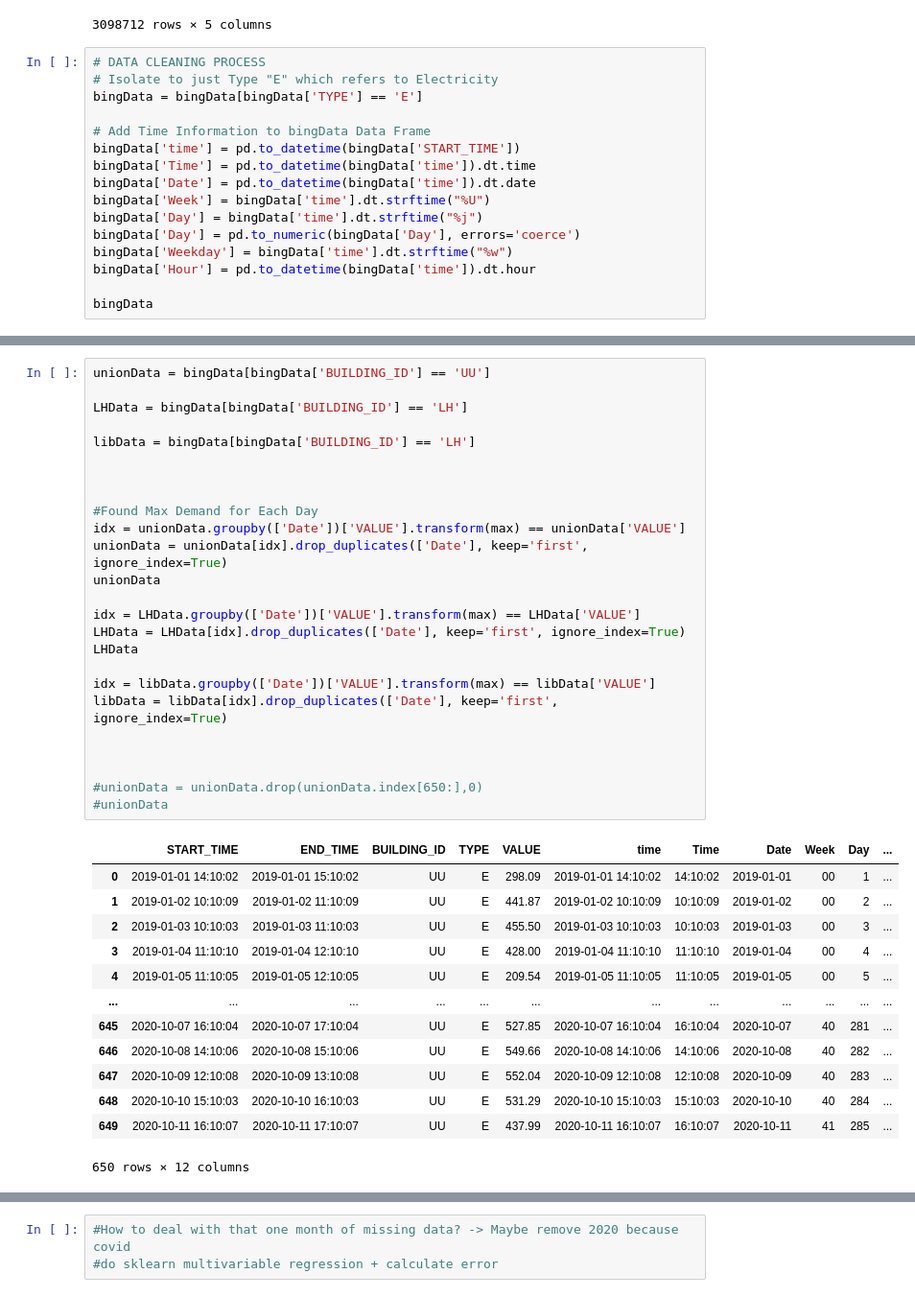
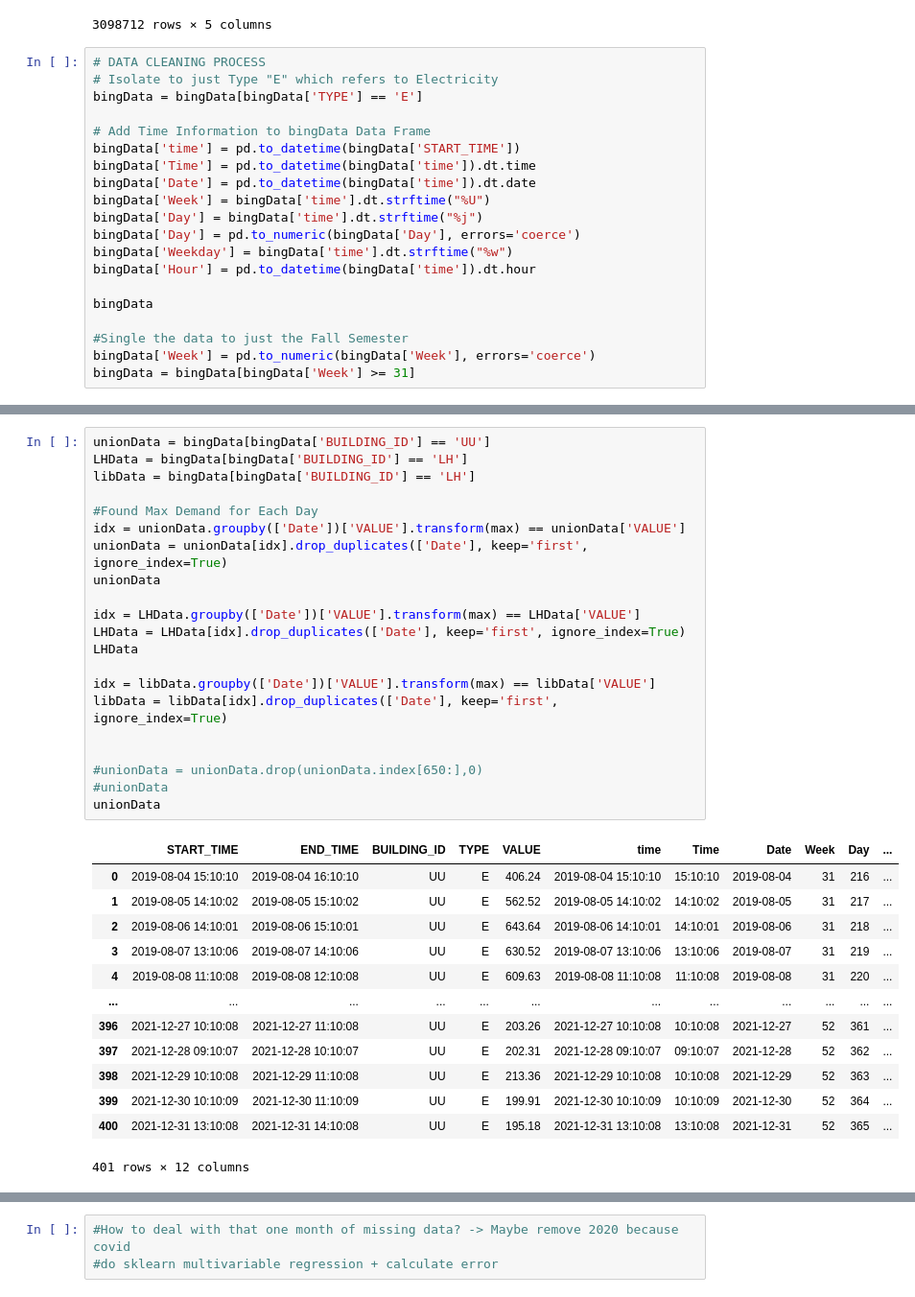
Before and after one commit to AaliyaJakir/energyResearch, a Jupyter notebook: exploring_bing_data.ipynb, the cells around one changed output, grey strips where cells are left out. Shown at 96% size. Saved outputs shown, nothing was run; the diff lists cells and outputs as text.

```diff
--- a/exploring_bing_data.ipynb
+++ b/exploring_bing_data.ipynb
@@ -46,6 +46,10 @@ bingData['Weekday'] = bingData['time'].dt.strftime("%w")
 bingData['Hour'] = pd.to_datetime(bingData['time']).dt.hour
 
 bingData
+
+#Single the data to just the Fall Semester
+bingData['Week'] = pd.to_numeric(bingData['Week'], errors='coerce')
+bingData = bingData[bingData['Week'] >= 31]
 # %% [output]
 A value is trying to be set on a copy of a slice from a DataFrame.
 Try using .loc[row_indexer,col_indexer] = value instead
@@ -80,39 +71,35 @@ See the caveats in the documentation: https://pandas.pydata.org/pandas-docs/stab
 # %%
 unionData = bingData[bingData['BUILDING_ID'] == 'UU']
-
 LHData = bingData[bingData['BUILDING_ID'] == 'LH']
-
 libData = bingData[bingData['BUILDING_ID'] == 'LH']
-
-
 
 #Found Max Demand for Each Day
 idx = unionData.groupby(['Date'])['VALUE'].transform(max) == unionData['VALUE']
 unionData = unionData[idx].drop_duplicates(['Date'], keep='first', ignore_index=True)
 unionData
 
 idx = LHData.groupby(['Date'])['VALUE'].transform(max) == LHData['VALUE']
 LHData = LHData[idx].drop_duplicates(['Date'], keep='first', ignore_index=True)
 LHData
 
 idx = libData.groupby(['Date'])['VALUE'].transform(max) == libData['VALUE']
 libData = libData[idx].drop_duplicates(['Date'], keep='first', ignore_index=True)
 
 
-
 #unionData = unionData.drop(unionData.index[650:],0)
 #unionData
+unionData
 # %% [output]
 |  | START_TIME | END_TIME | BUILDING_ID | TYPE | VALUE | time | Time | Date | Week | Day | ... |
-| 0 | 2019-01-01 14:10:02 | 2019-01-01 15:10:02 | UU | E | 298.09 | 2019-01-01 14:10:02 | 14:10:02 | 2019-01-01 | 00 | 1 | ... |
-| 1 | 2019-01-02 10:10:09 | 2019-01-02 11:10:09 | UU | E | 441.87 | 2019-01-02 10:10:09 | 10:10:09 | 2019-01-02 | 00 | 2 | ... |
-| 2 | 2019-01-03 10:10:03 | 2019-01-03 11:10:03 | UU | E | 455.50 | 2019-01-03 10:10:03 | 10:10:03 | 2019-01-03 | 00 | 3 | ... |
-| 3 | 2019-01-04 11:10:10 | 2019-01-04 12:10:10 | UU | E | 428.00 | 2019-01-04 11:10:10 | 11:10:10 | 2019-01-04 | 00 | 4 | ... |
-| 4 | 2019-01-05 11:10:05 | 2019-01-05 12:10:05 | UU | E | 209.54 | 2019-01-05 11:10:05 | 11:10:05 | 2019-01-05 | 00 | 5 | ... |
+| 0 | 2019-08-04 15:10:10 | 2019-08-04 16:10:10 | UU | E | 406.24 | 2019-08-04 15:10:10 | 15:10:10 | 2019-08-04 | 31 | 216 | ... |
+| 1 | 2019-08-05 14:10:02 | 2019-08-05 15:10:02 | UU | E | 562.52 | 2019-08-05 14:10:02 | 14:10:02 | 2019-08-05 | 31 | 217 | ... |
+| 2 | 2019-08-06 14:10:01 | 2019-08-06 15:10:01 | UU | E | 643.64 | 2019-08-06 14:10:01 | 14:10:01 | 2019-08-06 | 31 | 218 | ... |
+| 3 | 2019-08-07 13:10:06 | 2019-08-07 14:10:06 | UU | E | 630.52 | 2019-08-07 13:10:06 | 13:10:06 | 2019-08-07 | 31 | 219 | ... |
+| 4 | 2019-08-08 11:10:08 | 2019-08-08 12:10:08 | UU | E | 609.63 | 2019-08-08 11:10:08 | 11:10:08 | 2019-08-08 | 31 | 220 | ... |
 | ... | ... | ... | ... | ... | ... | ... | ... | ... | ... | ... | ... |
-| 645 | 2020-10-07 16:10:04 | 2020-10-07 17:10:04 | UU | E | 527.85 | 2020-10-07 16:10:04 | 16:10:04 | 2020-10-07 | 40 | 281 | ... |
-| 646 | 2020-10-08 14:10:06 | 2020-10-08 15:10:06 | UU | E | 549.66 | 2020-10-08 14:10:06 | 14:10:06 | 2020-10-08 | 40 | 282 | ... |
-| 647 | 2020-10-09 12:10:08 | 2020-10-09 13:10:08 | UU | E | 552.04 | 2020-10-09 12:10:08 | 12:10:08 | 2020-10-09 | 40 | 283 | ... |
-| 648 | 2020-10-10 15:10:03 | 2020-10-10 16:10:03 | UU | E | 531.29 | 2020-10-10 15:10:03 | 15:10:03 | 2020-10-10 | 40 | 284 | ... |
-| 649 | 2020-10-11 16:10:07 | 2020-10-11 17:10:07 | UU | E | 437.99 | 2020-10-11 16:10:07 | 16:10:07 | 2020-10-11 | 41 | 285 | ... |
+| 396 | 2021-12-27 10:10:08 | 2021-12-27 11:10:08 | UU | E | 203.26 | 2021-12-27 10:10:08 | 10:10:08 | 2021-12-27 | 52 | 361 | ... |
+| 397 | 2021-12-28 09:10:07 | 2021-12-28 10:10:07 | UU | E | 202.31 | 2021-12-28 09:10:07 | 09:10:07 | 2021-12-28 | 52 | 362 | ... |
+| 398 | 2021-12-29 10:10:08 | 2021-12-29 11:10:08 | UU | E | 213.36 | 2021-12-29 10:10:08 | 10:10:08 | 2021-12-29 | 52 | 363 | ... |
+| 399 | 2021-12-30 10:10:09 | 2021-12-30 11:10:09 | UU | E | 199.91 | 2021-12-30 10:10:09 | 10:10:09 | 2021-12-30 | 52 | 364 | ... |
+| 400 | 2021-12-31 13:10:08 | 2021-12-31 14:10:08 | UU | E | 195.18 | 2021-12-31 13:10:08 | 13:10:08 | 2021-12-31 | 52 | 365 | ... |
-650 rows × 12 columns
+401 rows × 12 columns
```
Also changed, not shown: parts of 14 cells of this notebook, 1 other file.
